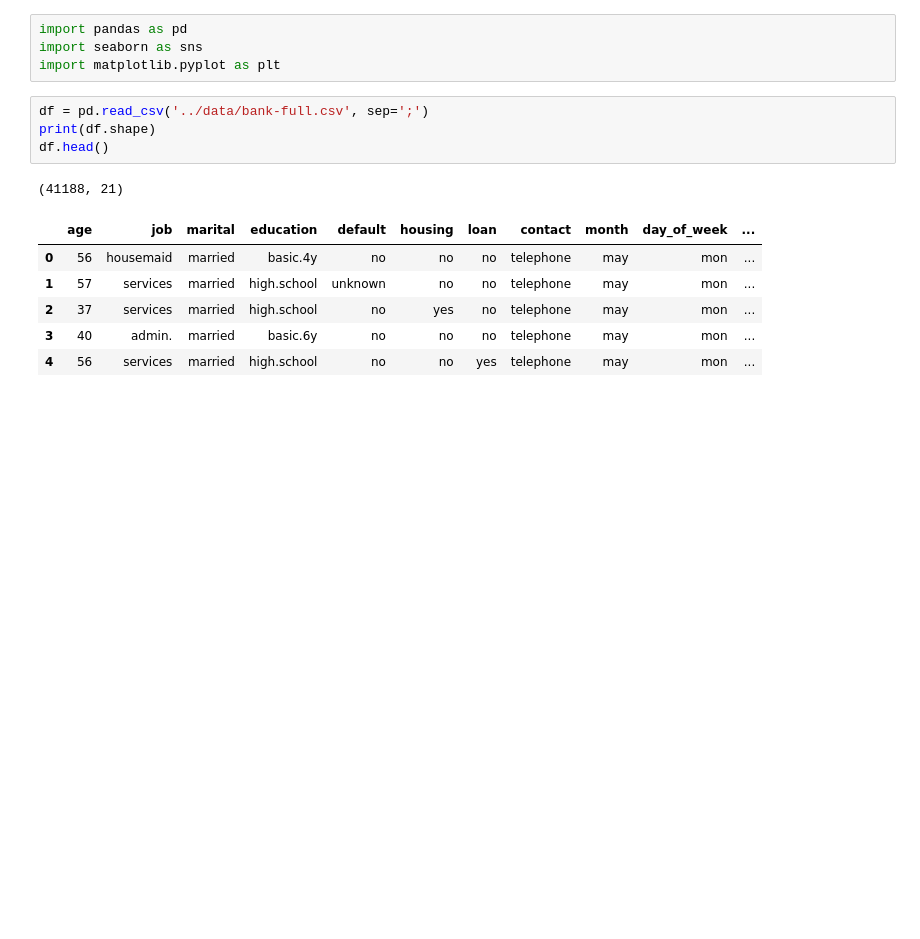
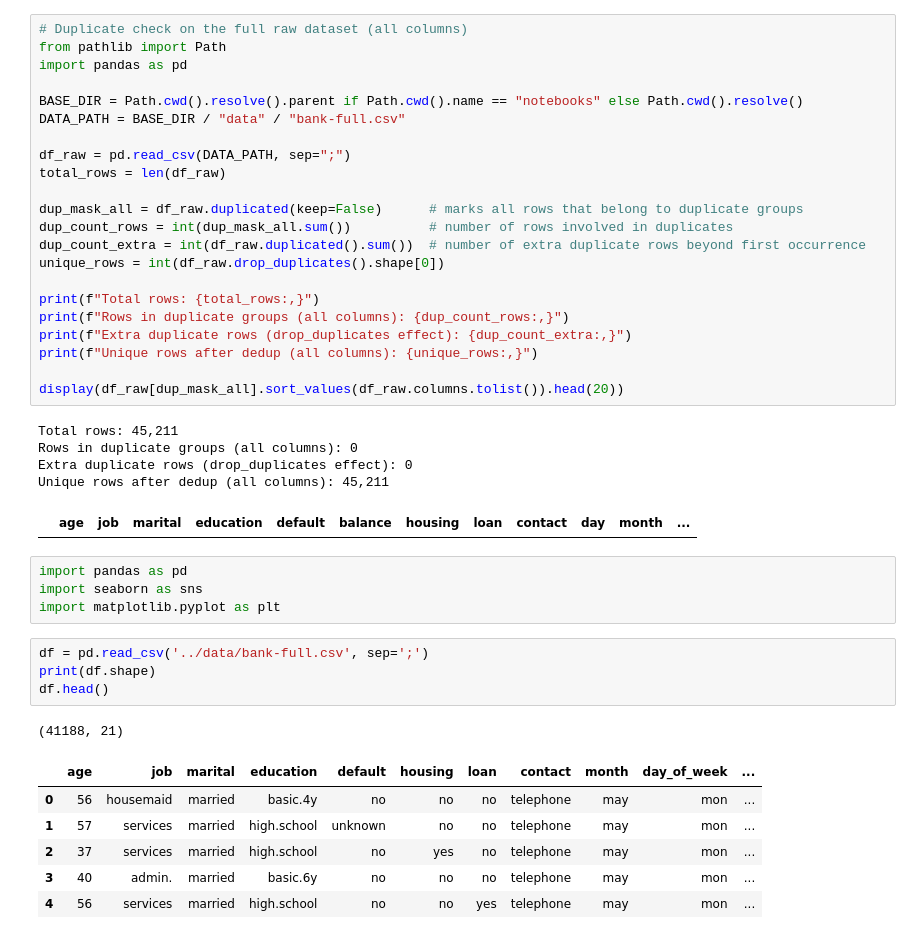
Before and after one commit to Migwiian/term-deposit-predictor, a Jupyter notebook: notebooks/01_eda.ipynb, the cells around one changed output. Drawn from its saved outputs; the diff is of its cells as text; blank space fills up the shorter version.

```diff
--- a/notebooks/01_eda.ipynb
+++ b/notebooks/01_eda.ipynb
@@ -1,3 +1,31 @@
+# %%
+# Duplicate check on the full raw dataset (all columns)
+from pathlib import Path
+import pandas as pd
+
+BASE_DIR = Path.cwd().resolve().parent if Path.cwd().name == "notebooks" else Path.cwd().resolve()
+DATA_PATH = BASE_DIR / "data" / "bank-full.csv"
+
+df_raw = pd.read_csv(DATA_PATH, sep=";")
+total_rows = len(df_raw)
+
+dup_mask_all = df_raw.duplicated(keep=False)      # marks all rows that belong to duplicate groups
+dup_count_rows = int(dup_mask_all.sum())          # number of rows involved in duplicates
+dup_count_extra = int(df_raw.duplicated().sum())  # number of extra duplicate rows beyond first occurrence
+unique_rows = int(df_raw.drop_duplicates().shape[0])
+
+print(f"Total rows: {total_rows:,}")
+print(f"Rows in duplicate groups (all columns): {dup_count_rows:,}")
+print(f"Extra duplicate rows (drop_duplicates effect): {dup_count_extra:,}")
+print(f"Unique rows after dedup (all columns): {unique_rows:,}")
+
+display(df_raw[dup_mask_all].sort_values(df_raw.columns.tolist()).head(20))
+# %% [output]
+Total rows: 45,211
+Rows in duplicate groups (all columns): 0
+Extra duplicate rows (drop_duplicates effect): 0
+Unique rows after dedup (all columns): 45,211
+|  | age | job | marital | education | default | balance | housing | loan | contact | day | month | ... |
 # %%
 import pandas as pd
 import seaborn as sns
```
Also changed, not shown: 2 other files.
